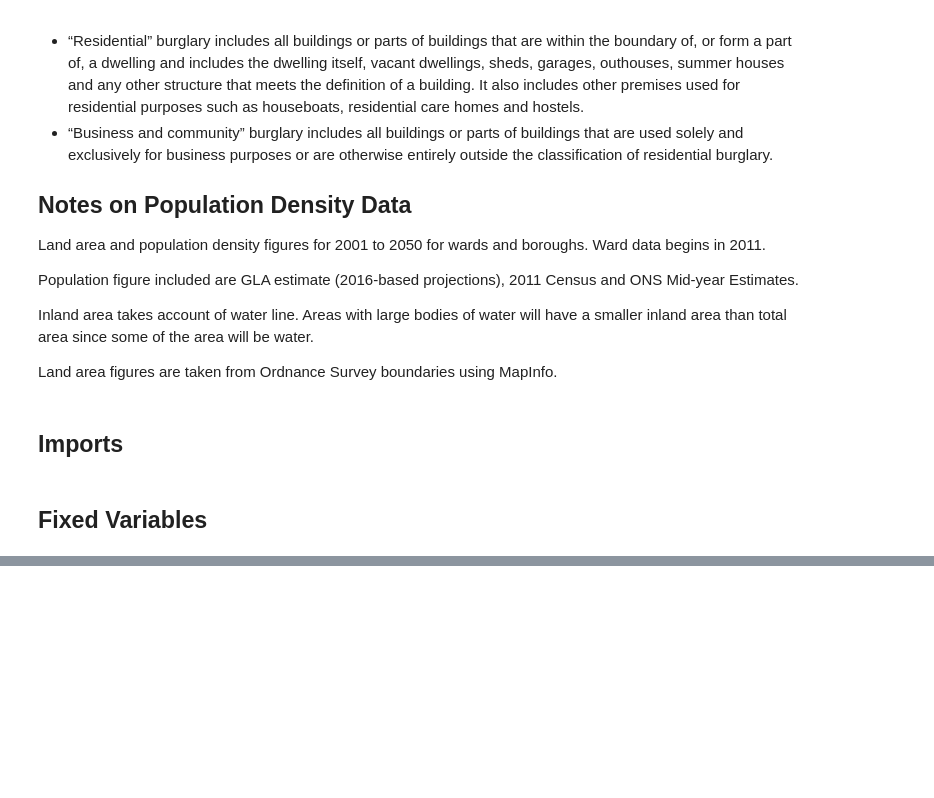
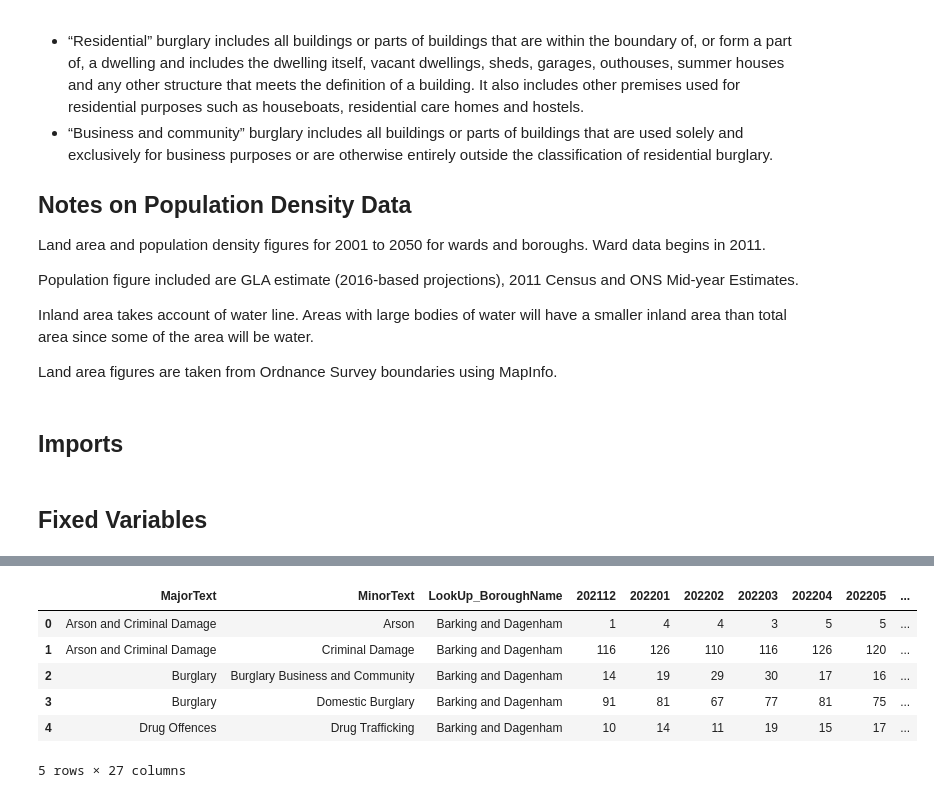
Before and after one commit to JamieW365/londoncrime, a Jupyter notebook: notebooks/exploratory/jw_1.ipynb, the cells around one changed output, grey strips where cells are left out. Drawn from its saved outputs; the diff is of its cells as text; code cells hidden in the pictures; blank space fills up the shorter version.

```diff
--- a/notebooks/exploratory/jw_1.ipynb
+++ b/notebooks/exploratory/jw_1.ipynb
@@ -181,0 +137,10 @@ df_ward.groupby(['LookUp_BoroughName', 'MajorText', 'MinorText']).sum().loc['Bar
+# %%
+df_current.head()
+# %% [output]
+|  | MajorText | MinorText | LookUp_BoroughName | 202112 | 202201 | 202202 | 202203 | 202204 | 202205 | ... |
+| 0 | Arson and Criminal Damage | Arson | Barking and Dagenham | 1 | 4 | 4 | 3 | 5 | 5 | ... |
+| 1 | Arson and Criminal Damage | Criminal Damage | Barking and Dagenham | 116 | 126 | 110 | 116 | 126 | 120 | ... |
+| 2 | Burglary | Burglary Business and Community | Barking and Dagenham | 14 | 19 | 29 | 30 | 17 | 16 | ... |
+| 3 | Burglary | Domestic Burglary | Barking and Dagenham | 91 | 81 | 67 | 77 | 81 | 75 | ... |
+| 4 | Drug Offences | Drug Trafficking | Barking and Dagenham | 10 | 14 | 11 | 19 | 15 | 17 | ... |
+5 rows × 27 columns
```
Also changed, not shown: parts of 29 cells of this notebook.
